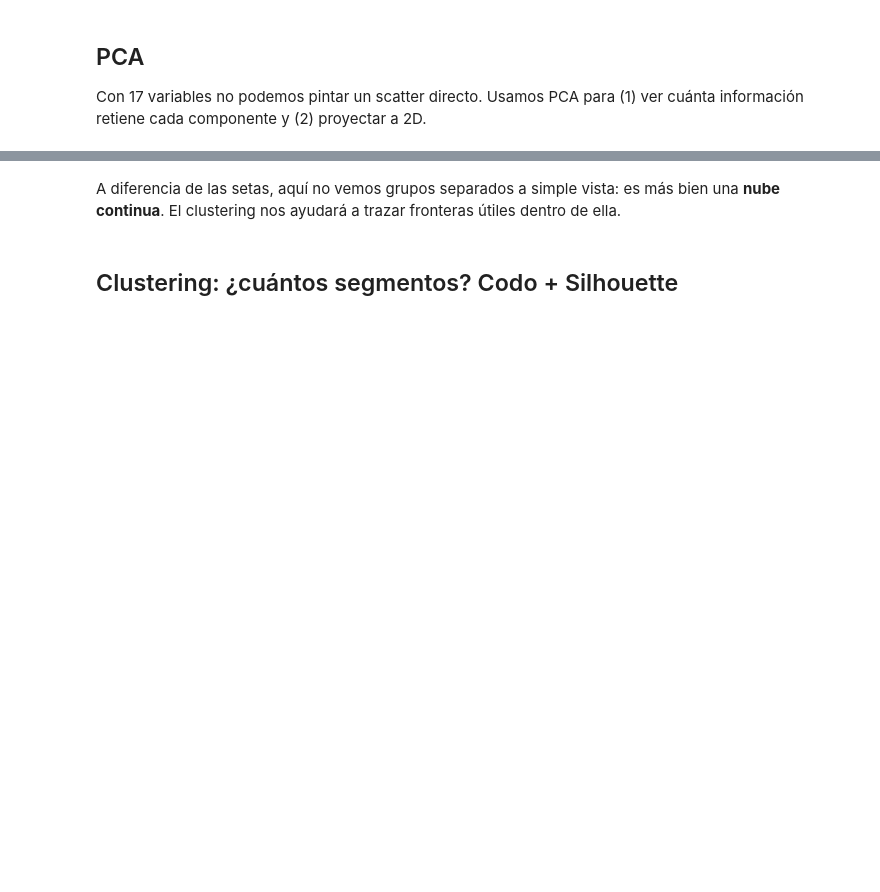
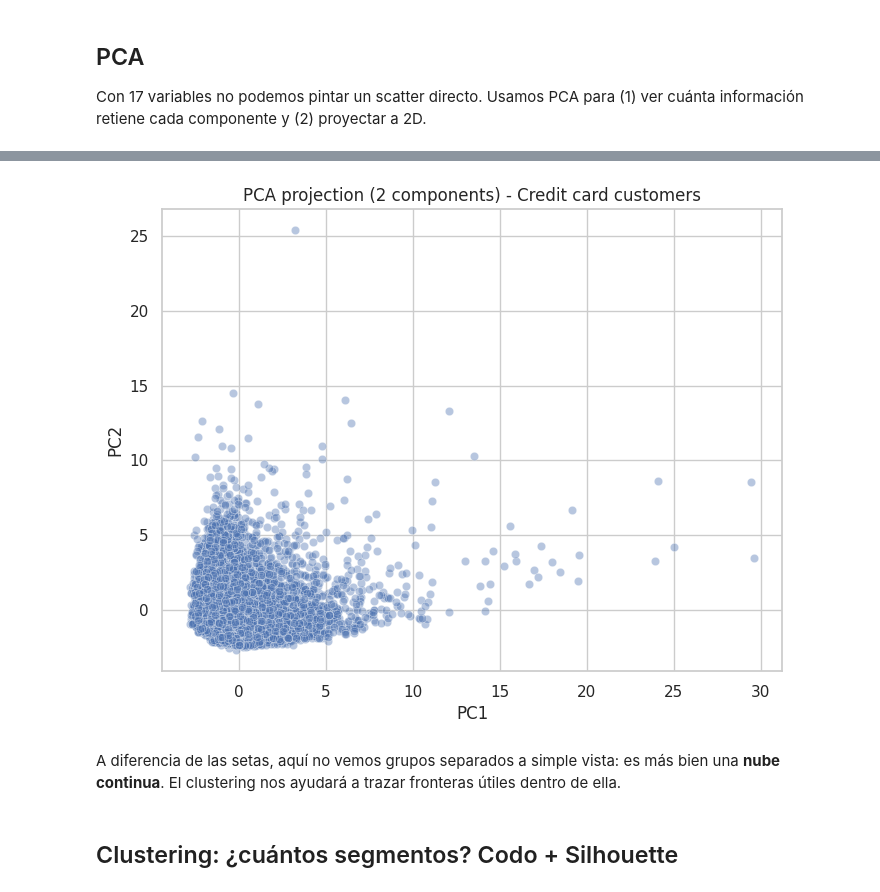
Before and after one commit to Bootcamp-IA-MAD-P7/Proyecto7-Unsupervised-ML-Gisella, a Jupyter notebook: workshop-clustering-creditcard.ipynb, the cells around one changed output, grey strips where cells are left out. Saved outputs shown, nothing was run; the diff lists cells and outputs as text; code cells hidden in the pictures; blank space fills up the shorter version.

```diff
--- a/workshop-clustering-creditcard.ipynb
+++ b/workshop-clustering-creditcard.ipynb
@@ -69,3 +148,15 @@ Con 17 variables no podemos pintar un scatter directo. Usamos PCA para (1) ver c
+# %%
+pca2 = PCA(n_components=2, random_state=RANDOM_STATE)
+X_pca2 = pca2.fit_transform(X)
+
+plt.figure(figsize=(8, 6))
+sns.scatterplot(x=X_pca2[:, 0], y=X_pca2[:, 1], alpha=0.4)
+plt.title('PCA projection (2 components) - Credit card customers')
+plt.xlabel('PC1')
+plt.ylabel('PC2')
+plt.show()
+# %% [output]
+[figure, added]
 # %% [markdown]
 A diferencia de las setas, aquí no vemos grupos separados a simple vista: es más bien una **nube continua**. El clustering nos ayudará a trazar fronteras útiles dentro de ella.
 # %% [markdown]
```
Also changed, not shown: parts of 37 cells of this notebook, 1 other file.
